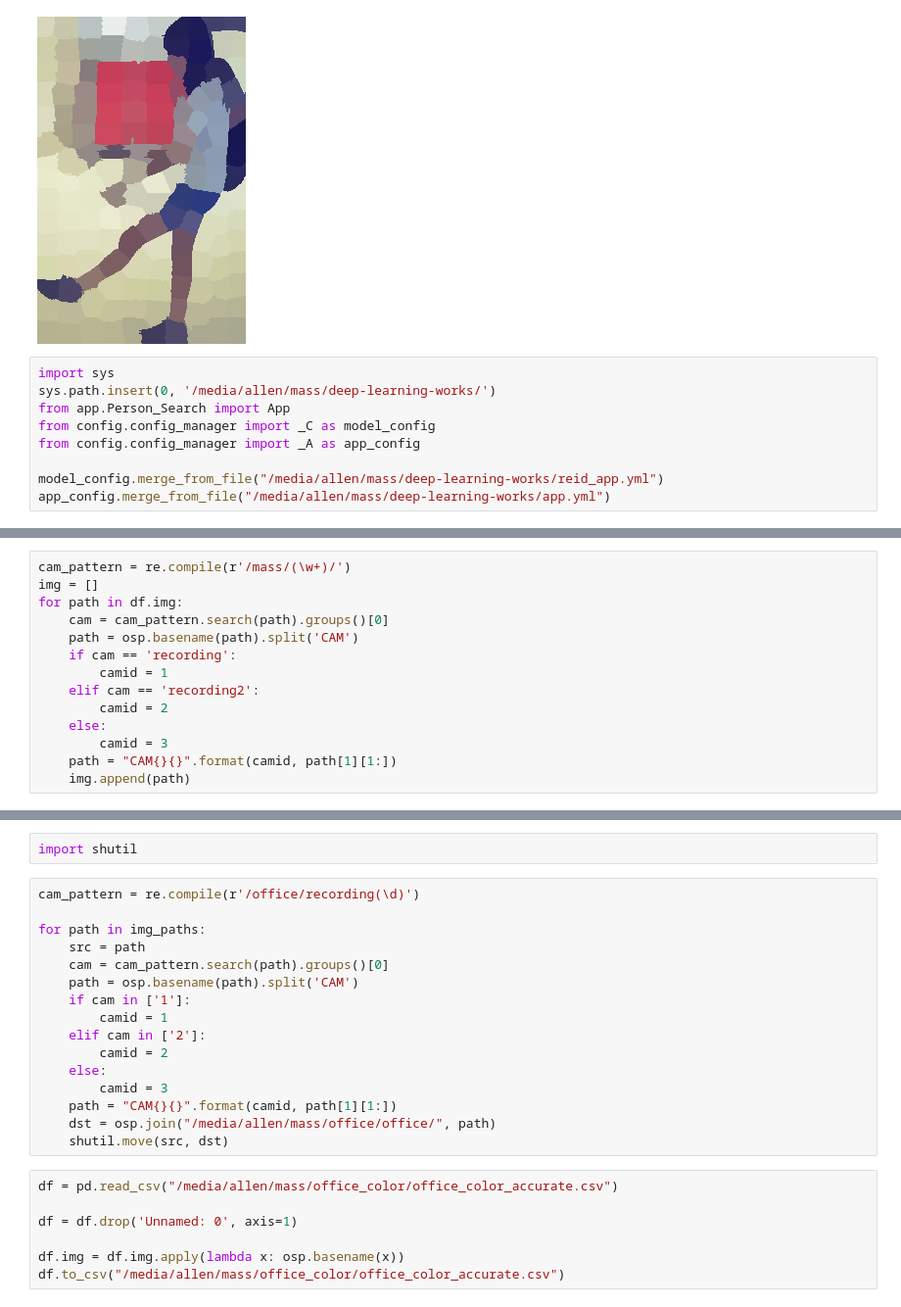
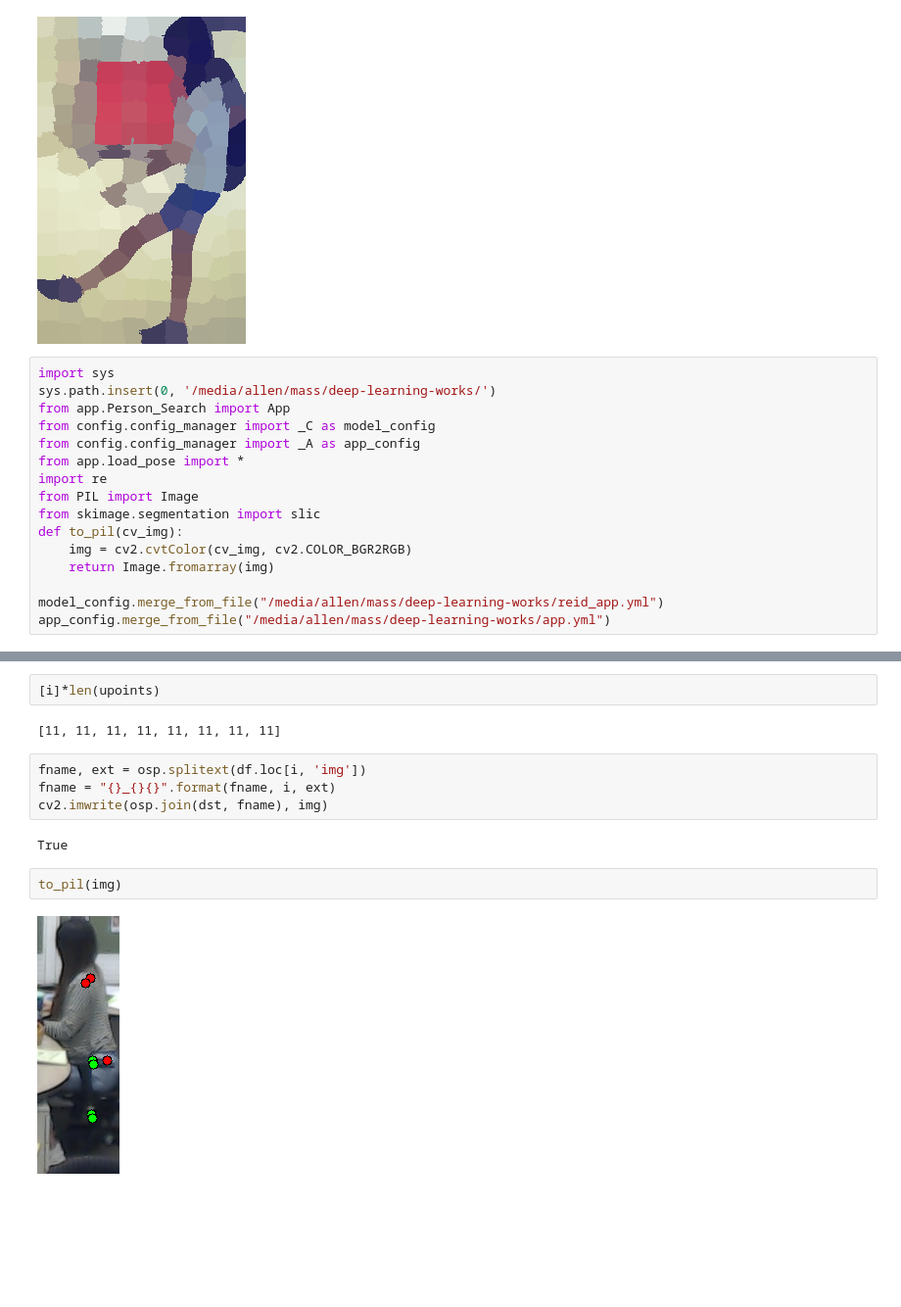
Before and after one commit to kakusikun/deep-learning-works, a Jupyter notebook: notebook/Color filter by keypoint.ipynb, the cells around one changed output, grey strips where cells are left out. Shown at 98% size. Cells and saved outputs as stored; diff of their text form; blank space fills up the shorter version.

```diff
--- a/notebook/Color filter by keypoint.ipynb
+++ b/notebook/Color filter by keypoint.ipynb
@@ -375,6 +375,13 @@ sys.path.insert(0, '/media/allen/mass/deep-learning-works/')
 from app.Person_Search import App
 from config.config_manager import _C as model_config
 from config.config_manager import _A as app_config
+from app.load_pose import *
+import re
+from PIL import Image
+from skimage.segmentation import slic
+def to_pil(cv_img):
+    img = cv2.cvtColor(cv_img, cv2.COLOR_BGR2RGB)
+    return Image.fromarray(img)
 
 model_config.merge_from_file("/media/allen/mass/deep-learning-works/reid_app.yml")
 app_config.merge_from_file("/media/allen/mass/deep-learning-works/app.yml")
@@ -632,14 +482,0 @@ cam_pattern.search(path).groups()[0]
-# %%
-cam_pattern = re.compile(r'/mass/(\w+)/')
-img = []
-for path in df.img:
-    cam = cam_pattern.search(path).groups()[0]
-    path = osp.basename(path).split('CAM')
-    if cam == 'recording':
-        camid = 1
-    elif cam == 'recording2':
-        camid = 2
-    else:
-        camid = 3
-    path = "CAM{}{}".format(camid, path[1][1:])
-    img.append(path)
@@ -663,25 +483,14 @@ cam_pattern.search(img_paths[0]).groups()
-# %%
-import shutil
-# %%
-cam_pattern = re.compile(r'/office/recording(\d)')
-
-for path in img_paths:
-    src = path
-    cam = cam_pattern.search(path).groups()[0]
-    path = osp.basename(path).split('CAM')
-    if cam in ['1']:
-        camid = 1
-    elif cam in ['2']:
-        camid = 2
-    else:
-        camid = 3
-    path = "CAM{}{}".format(camid, path[1][1:])
-    dst = osp.join("/media/allen/mass/office/office/", path)
-    shutil.move(src, dst)
-# %%
-df = pd.read_csv("/media/allen/mass/office_color/office_color_accurate.csv")
-
-df = df.drop('Unnamed: 0', axis=1)
-
-df.img = df.img.apply(lambda x: osp.basename(x))
-df.to_csv("/media/allen/mass/office_color/office_color_accurate.csv")
+# %%
+[i]*len(upoints)
+# %% [output]
+[11, 11, 11, 11, 11, 11, 11, 11]
+# %%
+fname, ext = osp.splitext(df.loc[i, 'img'])
+fname = "{}_{}{}".format(fname, i, ext)
+cv2.imwrite(osp.join(dst, fname), img)
+# %% [output]
+True
+# %%
+to_pil(img)
+# %% [output]
+[figure, added]
```
Also changed, not shown: parts of 34 cells of this notebook, 13 other files.
